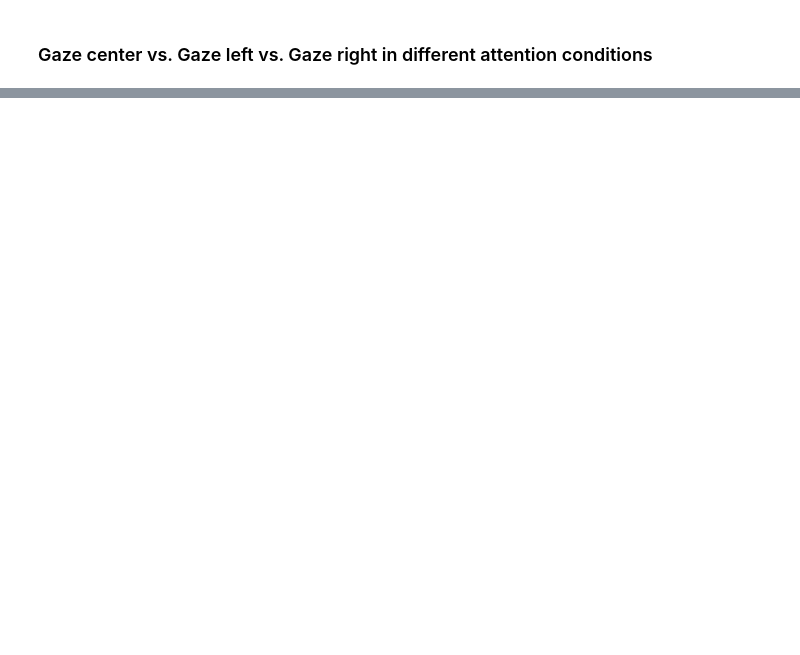
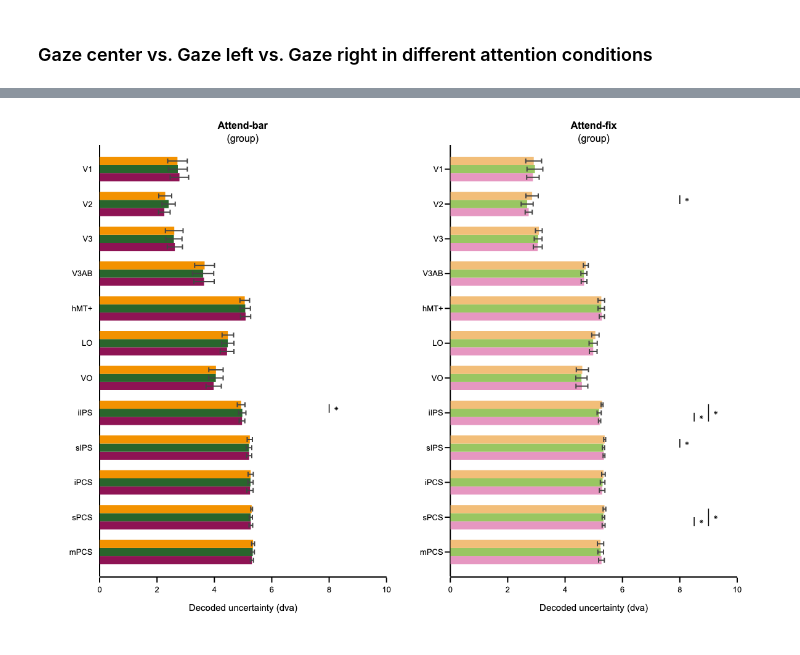
Before and after one commit to mszinte/gaze_prf, a Jupyter notebook: analysis_code/decode/decode_certainty.ipynb, the cells around one changed output, grey strips where cells are left out. Drawn from its saved outputs; the diff is of its cells as text; code cells hidden in the pictures; blank space fills up the shorter version.

```diff
--- a/analysis_code/decode/decode_certainty.ipynb
+++ b/analysis_code/decode/decode_certainty.ipynb
@@ -437,32 +466,34 @@ for attend_task, attend_task_txt in zip(attend_tasks, attend_tasks_txt):
 
             fig.append_trace(go.Scatter(x=x_line+x_gap_asterisk,
                                         y=[np.mean(y_line)], marker_symbol='asterisk-open', showlegend=False,
                                         mode='markers', marker_color='black', hoverinfo='skip', marker_size=5),row=1, col=col)
 
 
 # set figure axis
 for xaxis in ['xaxis', 'xaxis2']:
     exec("fig.layout.update({}_range=xaxis_range)".format(xaxis))
     exec("fig.layout.update({}_title=xaxis_title)".format(xaxis))
     exec("fig.layout.update({}_tickvals=xaxis_tickvals)".format(xaxis))
     exec("fig.layout.update({}_ticktext=xaxis_ticktext)".format(xaxis))
     exec("fig.layout.update({}_zeroline=True)".format(xaxis))
 
 for yaxis in ['yaxis', 'yaxis2', ]:
     exec("fig.layout.update({}_range=yaxis_range)".format(yaxis))
     exec("fig.layout.update({}_tickvals=yaxis_tickvals)".format(yaxis))
     exec("fig.layout.update({}_ticktext=yaxis_ticktext)".format(yaxis))
 
 # set axis
 for row in np.arange(rows):
     for col in np.arange(cols):
         fig.update_xaxes(visible=True, ticklen=8, linewidth=template_specs['axes_width'], row=row+1, col=col+1)
 
 # set figure
 fig.layout.update(yaxis_title='', yaxis_color = 'rgba(0,0,0,0)', yaxis_tickfont_color='black', bargap=0.3, template=fig_template, width=fig_width, height=fig_height, margin_l=margin_l, margin_r=margin_r, margin_t=margin_t, margin_b=margin_b,
                   legend_yanchor='top', legend_y=-0.15,legend_x=-0.05, legend_xanchor='left', legend_bgcolor='rgba(255,255,255,0)', legend_tracegroupgap=1)
 
 # show and save figure
 fig.show(config={"displayModeBar": False})
-fig.write_image("{}/{}_decode_std.pdf".format(tsv_dir, subject))
-fig.write_html("{}/{}_decode_std.html".format(tsv_dir, subject),config={"displayModeBar": False})
+fig.write_image("{}/{}_decode_std2.pdf".format(group_tsv_dir, subject))
+fig.write_html("{}/{}_decode_std2.html".format(group_tsv_dir, subject),config={"displayModeBar": False})
+# %% [output]
+[figure, added]
```
Also changed, not shown: parts of 7 cells of this notebook.
